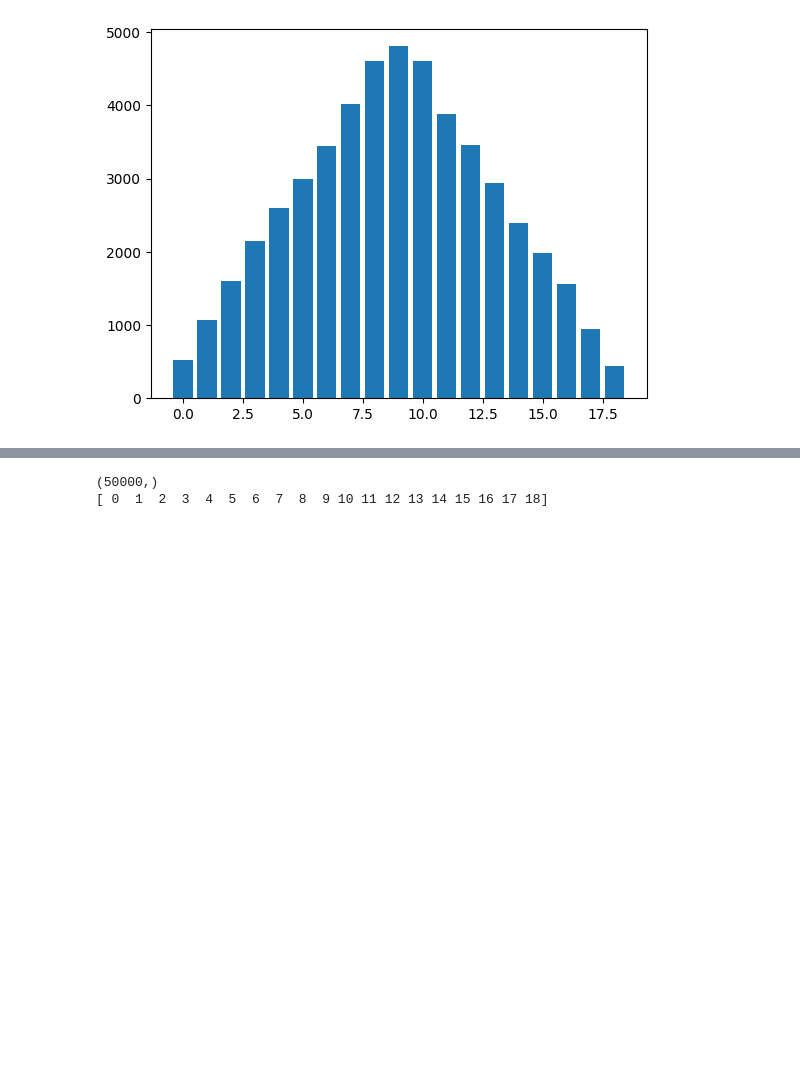
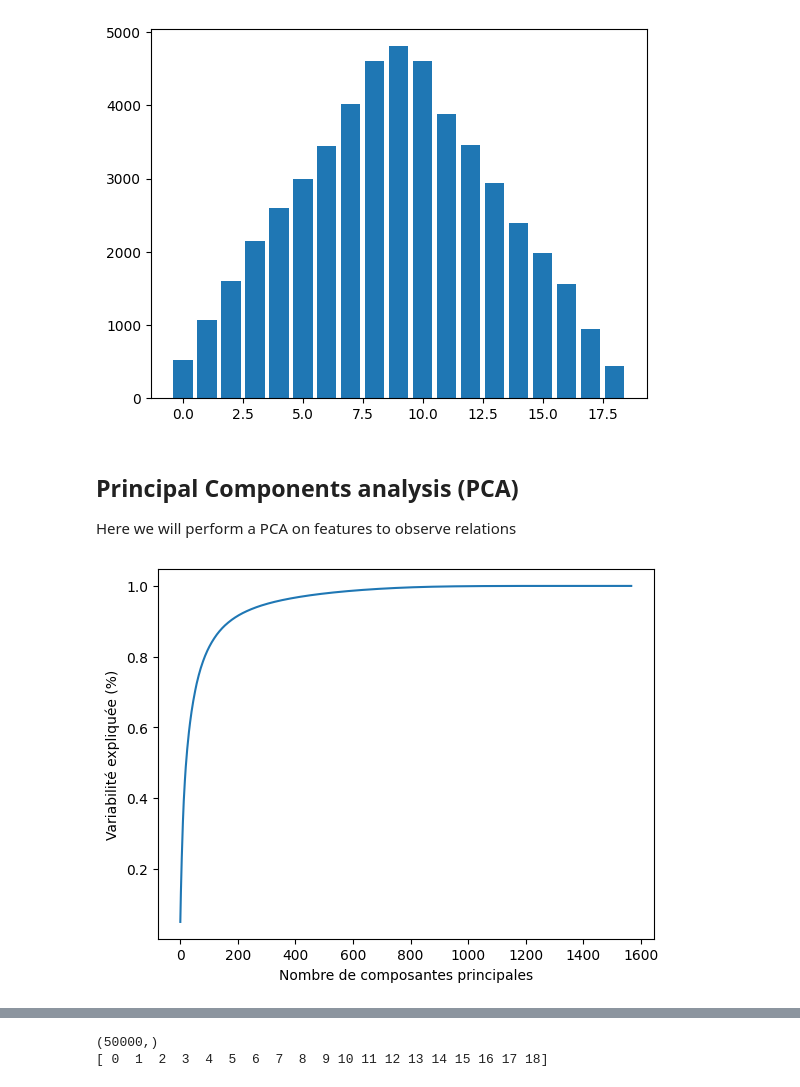
Before and after one commit to Othmane-Sajid/MNIST-Kaggle-ML-Competition, a Jupyter notebook: Logistic_reg.ipynb, the cells around one changed output, grey strips where cells are left out. Saved outputs shown, nothing was run; the diff lists cells and outputs as text; code cells hidden in the pictures; blank space fills up the shorter version.

```diff
--- a/Logistic_reg.ipynb
+++ b/Logistic_reg.ipynb
@@ -22,0 +9,13 @@ X_test = X_test[1:,:-1]
+# %%
+train_inputs = pd.read_csv("data/train.csv")
+X_train = np.array(train_inputs)[:,:-1]
+
+train_labels = pd.read_csv("data/train_result.csv")
+Y_train = np.array(train_labels)[:,1]
+
+test_inputs = pd.read_csv("data/test.csv")
+X_test = np.array(test_inputs)[:,:-1]
+
+print(X_train.shape)
+print(Y_train.shape)
+print(X_test.shape)
@@ -56,3 +61,26 @@ plt.show()
 [ 0.  1.  2.  3.  4.  5.  6.  7.  8.  9. 10. 11. 12. 13. 14. 15. 16. 17.
  18.]
 [figure]
+# %% [markdown]
+## Principal Components analysis (PCA)
+
+Here we will perform a PCA on features to observe relations
+# %%
+## PCA
+# Centrer les donnees et decomposer en valeurs singulieres
+X_train_mean = X_train.mean(0)
+centered_X_train = X_train - X_train_mean[np.newaxis, :]
+
+# Décomposition en valeurs singulières
+u, s, v = np.linalg.svd(centered_X_train, full_matrices=False)
+v = v.T
+eig_values = s**2
+
+# Voyons la variabilite explique en fonction du nombre d'axes principaux
+plt.figure()
+plt.plot(np.arange(eig_values.shape[0]), np.cumsum(eig_values) / eig_values.sum())
+plt.xlabel("Nombre de composantes principales")
+plt.ylabel("Variabilité expliquée (%)")
+plt.show()
+# %% [output]
+[figure, added]
```
Also changed, not shown: parts of 19 cells of this notebook.
